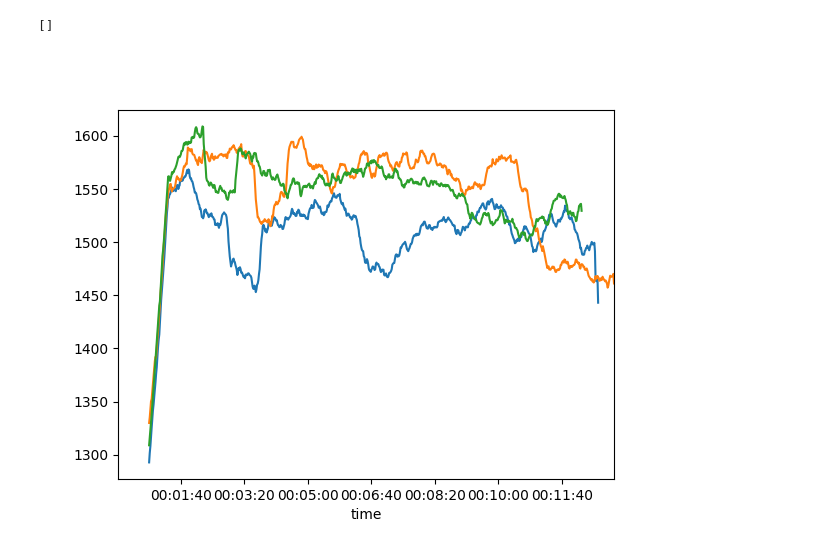
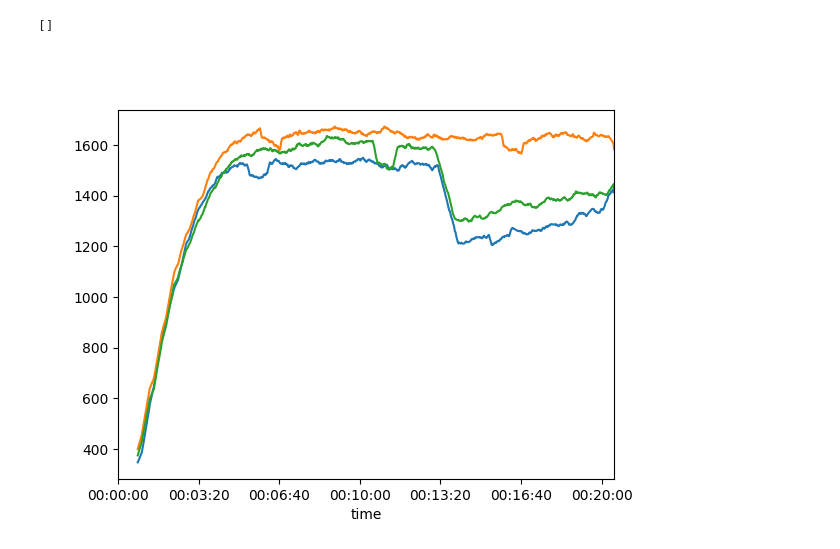
Before and after one commit to Corgam/mongo_benchmark, a Jupyter notebook: data_analysis/throughput_start_all_average.ipynb, the cells around one changed output. Saved outputs shown, nothing was run; the diff lists cells and outputs as text; code cells hidden in the pictures.

Commit message:
Made final plots

```diff
--- a/data_analysis/throughput_start_all_average.ipynb
+++ b/data_analysis/throughput_start_all_average.ipynb
@@ -22,16 +22,16 @@ import datetime
 from datetime import timedelta
 import numpy as np
 DATA_PATH0_1 = "Results_benchmark_start1\Sorted_Results11_Shards1_07-02-2022_16-52-42.txt.csv"
-DATA_PATH0_2 = "Results_benchmark_start2"
-DATA_PATH0_3 = "Results_benchmark_start3"
+DATA_PATH0_2 = "Results_benchmark_start2\Sorted_Results14_Shards1_07-02-2022_20-26-38.txt.csv"
+DATA_PATH0_3 = "Results_benchmark_start3\Sorted_Results17_Shards1_08-02-2022_00-48-03.txt.csv"
 
 DATA_PATH2_1 = "Results_benchmark_start1\Sorted_Results9_Shards2_07-02-2022_13-42-32.txt.csv"
-DATA_PATH2_2 = "Results_benchmark_start2"
-DATA_PATH2_3 = "Results_benchmark_start3"
+DATA_PATH2_2 = "Results_benchmark_start2\Sorted_Results12_Shards2_07-02-2022_18-42-53.txt.csv"
+DATA_PATH2_3 = "Results_benchmark_start3\Sorted_Results15_Shards2_07-02-2022_23-07-49.txt.csv"
 
 DATA_PATH3_1 = "Results_benchmark_start1\Sorted_Results10_Shards3_07-02-2022_14-58-06.txt.csv"
-DATA_PATH3_2 = "Results_benchmark_start2"
-DATA_PATH3_3 = "Results_benchmark_start3"
+DATA_PATH3_2 = "Results_benchmark_start2\Sorted_Results13_Shards3_07-02-2022_19-39-33.txt.csv"
+DATA_PATH3_3 = "Results_benchmark_start3\Sorted_Results16_Shards3_07-02-2022_23-52-46.txt.csv"
 # %%
 # 2 Shards
 
@@ -40,8 +40,8 @@ df2_1: pd.DataFrame = pd.read_csv(DATA_PATH2_1)
 df_responses2_1 = df2_1[df2_1.action == "ReceivedResponse"]
 df_responses2_1 = df_responses2_1[["time","latency"]]
 df_responses2_1["time"] = pd.to_datetime(df_responses2_1["time"])
-# Start: 2022-02-06 14:14:20.635969
-df_responses2_1["time"] = df_responses2_1["time"].apply(lambda x: x-datetime.datetime(2022, 2, 6,14,14,20,868178))
+# Start: 2022-02-07 12:21:58.992316
+df_responses2_1["time"] = df_responses2_1["time"].apply(lambda x: x-datetime.datetime(2022,2,7,12,22,0,280530))
 df_responses2_1 = df_responses2_1.set_index("time")
 seconds2_1 = df_responses2_1.latency.resample("S").count()
 seconds2_1 = seconds2_1.rolling(50).mean()
@@ -55,8 +55,8 @@ df2_2: pd.DataFrame = pd.read_csv(DATA_PATH2_2)
 df_responses2_2 = df2_2[df2_2.action == "ReceivedResponse"]
 df_responses2_2 = df_responses2_2[["time","latency"]]
 df_responses2_2["time"] = pd.to_datetime(df_responses2_2["time"])
-# Start: 2022-02-06 16:08:49.556124
-df_responses2_2["time"] = df_responses2_2["time"].apply(lambda x: x-datetime.datetime(2022, 2, 6,16,8,49,556124 + 342387))
+# Start: 2022-02-07 17:22:18.911832
+df_responses2_2["time"] = df_responses2_2["time"].apply(lambda x: x-datetime.datetime(2022,2,7,17,22,20,257100))
 df_responses2_2 = df_responses2_2.set_index("time")
 seconds2_2 = df_responses2_2.latency.resample("S").count()
 seconds2_2 = seconds2_2.rolling(50).mean()
@@ -70,8 +70,8 @@ df2_3: pd.DataFrame = pd.read_csv(DATA_PATH2_3)
 df_responses2_3 = df2_3[df2_3.action == "ReceivedResponse"]
 df_responses2_3 = df_responses2_3[["time","latency"]]
 df_responses2_3["time"] = pd.to_datetime(df_responses2_3["time"])
-# Start: 2022-02-06 20:50:57.016553
-df_responses2_3["time"] = df_responses2_3["time"].apply(lambda x: x-datetime.datetime(2022, 2, 6,20,50,57,16553+221779))
+# Start: 2022-02-07 21:47:15.958777
+df_responses2_3["time"] = df_responses2_3["time"].apply(lambda x: x-datetime.datetime(2022,2,7,21,47,17,312538))
 df_responses2_3 = df_responses2_3.set_index("time")
 seconds2_3 = df_responses2_3.latency.resample("S").count()
 seconds2_3 = seconds2_3.rolling(50).mean()
@@ -99,6 +99,6 @@ time
 Freq: S, Name: latency, dtype: float64
 []
-[figure, old version]
+[figure, new version]
 # %%
 # 3 Shards
 plt.clf()
```
Also changed, not shown: parts of 5 cells of this notebook, 7 other files.
